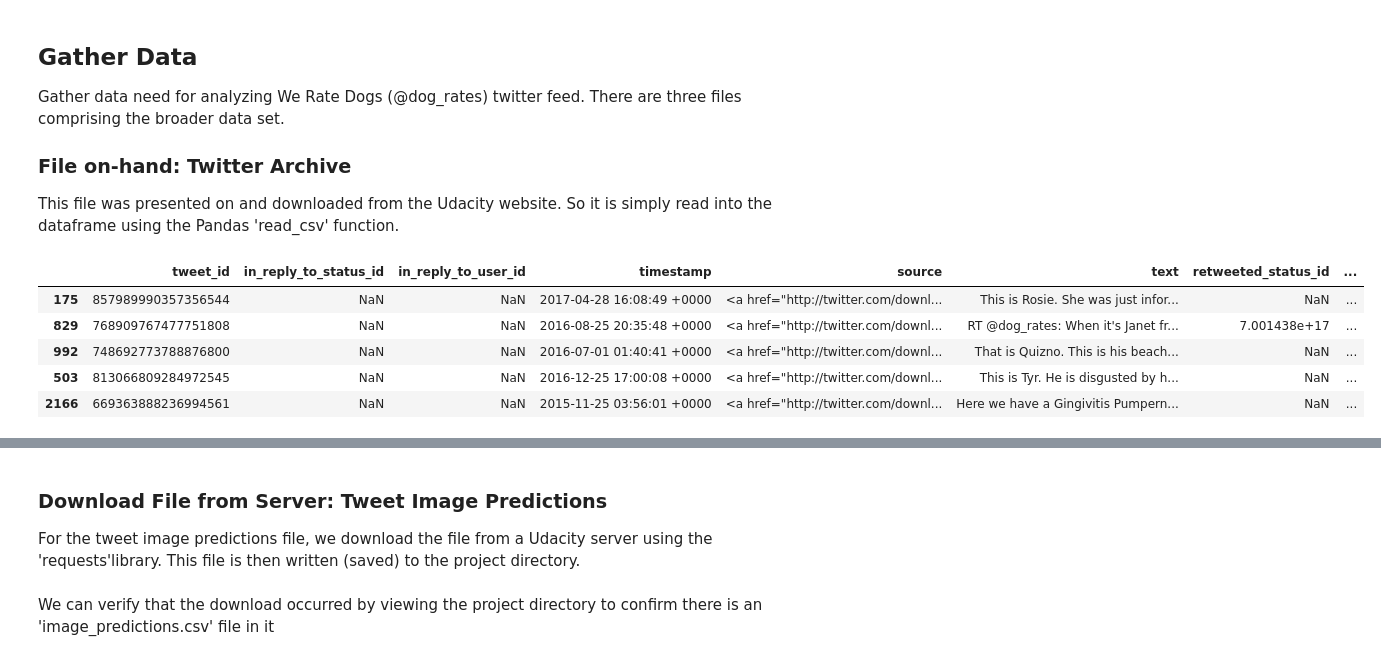
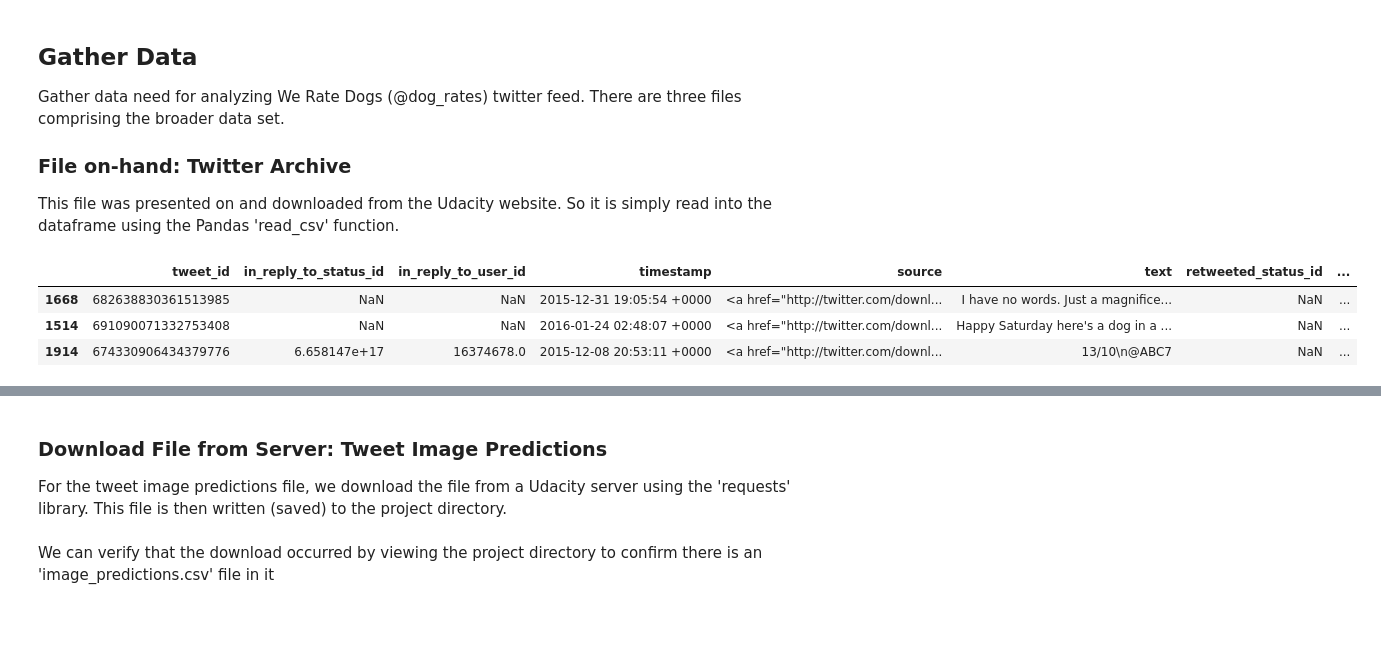
Before and after one commit to moscowjh/t2-p3-wrangle, a Jupyter notebook: wrangle_act.ipynb, the cells around one changed output, grey strips where cells are left out. Drawn from its saved outputs; the diff is of its cells as text; code cells hidden in the pictures; blank space fills up the shorter version.

```diff
--- a/wrangle_act.ipynb
+++ b/wrangle_act.ipynb
@@ -42,14 +42,12 @@ This file was presented on and downloaded from the Udacity website. So it is sim
 df = pd.read_csv('twitter-archive-enhanced.csv')
 # %%
 # printing a sample of the dataframe allows for visual inspection.
-df.sample(5)
+df.sample(3)
 # %% [output]
 |  | tweet_id | in_reply_to_status_id | in_reply_to_user_id | timestamp | source | text | retweeted_status_id | ... |
-| 175 | 857989990357356544 | NaN | NaN | 2017-04-28 16:08:49 +0000 | <a href="http://twitter.com/downl... | This is Rosie. She was just infor... | NaN | ... |
-| 829 | 768909767477751808 | NaN | NaN | 2016-08-25 20:35:48 +0000 | <a href="http://twitter.com/downl... | RT @dog_rates: When it's Janet fr... | 7.001438e+17 | ... |
-| 992 | 748692773788876800 | NaN | NaN | 2016-07-01 01:40:41 +0000 | <a href="http://twitter.com/downl... | That is Quizno. This is his beach... | NaN | ... |
-| 503 | 813066809284972545 | NaN | NaN | 2016-12-25 17:00:08 +0000 | <a href="http://twitter.com/downl... | This is Tyr. He is disgusted by h... | NaN | ... |
-| 2166 | 669363888236994561 | NaN | NaN | 2015-11-25 03:56:01 +0000 | <a href="http://twitter.com/downl... | Here we have a Gingivitis Pumpern... | NaN | ... |
+| 1668 | 682638830361513985 | NaN | NaN | 2015-12-31 19:05:54 +0000 | <a href="http://twitter.com/downl... | I have no words. Just a magnifice... | NaN | ... |
+| 1514 | 691090071332753408 | NaN | NaN | 2016-01-24 02:48:07 +0000 | <a href="http://twitter.com/downl... | Happy Saturday here's a dog in a ... | NaN | ... |
+| 1914 | 674330906434379776 | 6.658147e+17 | 16374678.0 | 2015-12-08 20:53:11 +0000 | <a href="http://twitter.com/downl... | 13/10\n@ABC7 | NaN | ... |
 # %%
 # using the pandas info() function shows all the variables, their data-types and gives us
 # a count of the entries and missing values.
@@ -75,7 +73,7 @@ memory usage: 313.0+ KB
 # %% [markdown]
 ### Download File from Server: Tweet Image Predictions
 
-For the tweet image predictions file, we download the file from a Udacity server using the 'requests'library. This file is then written (saved) to the project directory.
+For the tweet image predictions file, we download the file from a Udacity server using the 'requests' library. This file is then written (saved) to the project directory.
 # %%
 # download tweet image predictions from server - save into workspace
 image_prediction = {'https://d17h27t6h515a5.cloudfront.net/topher/2017/August/599fd2ad_image-predictions/image-predictions.tsv'}
```
Also changed, not shown: parts of 14 cells of this notebook.
